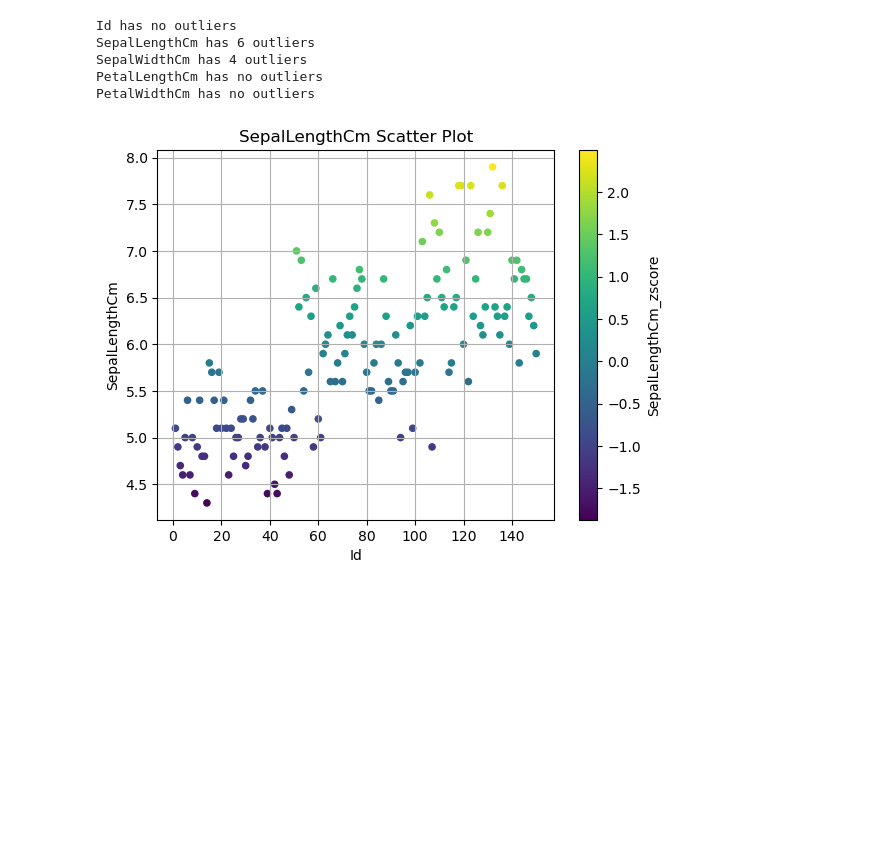
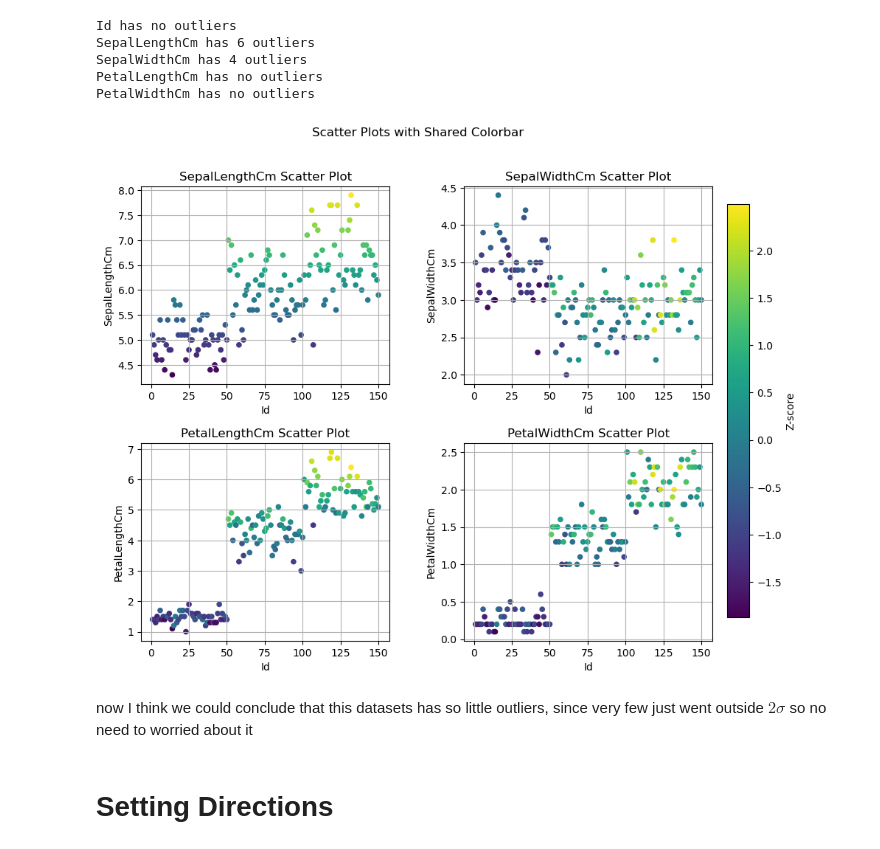
Before and after one commit to khemingkapat/iris_eda_classification, a Jupyter notebook: iris_eda.ipynb, the cells around one changed output. Saved outputs shown, nothing was run; the diff lists cells and outputs as text; code cells hidden in the pictures; blank space fills up the shorter version.

Commit message:
finished the z-score plot and setting up plans

```diff
--- a/iris_eda.ipynb
+++ b/iris_eda.ipynb
@@ -86,14 +87,47 @@ SepalLengthCm has 6 outliers
 SepalWidthCm has 4 outliers
 PetalLengthCm has no outliers
 PetalWidthCm has no outliers
-# %%
-target_col = "SepalLengthCm"
-temp_iris_df = iris_df.copy()
-temp_iris_df[f"{target_col}_zscore"] = stats.zscore(temp_iris_df[target_col])
-
-temp_iris_df.plot.scatter(x="Id",y=target_col,c=f"{target_col}_zscore")
-plt.title(f"{target_col} Scatter Plot")
-plt.grid(True)
-plt.show()
-# %% [output]
-[figure, removed]
+# %%
+import matplotlib.cm as cm  # Import colormap module
+
+# ... (Your existing code to load/create iris_df and define target_col) ...
+
+columns = iris_df.columns
+fig, axes = plt.subplots(2, 2, figsize=(10, 8))
+
+# Choose a colormap
+cmap = cm.viridis  # Or any colormap you prefer
+
+# Store the scatter plot objects to use for the colorbar
+scatter_plots = []
+
+for idx, col in enumerate(columns[1:-1]):
+    row = idx // 2
+    col_num = idx % 2  # Corrected column index
+
+    temp_iris_df = iris_df.copy()
+    temp_iris_df[f"{col}_zscore"] = stats.zscore(temp_iris_df[target_col])
+
+    # Use plt.scatter directly, store the return value
+    scatter = axes[row, col_num].scatter(temp_iris_df["Id"], temp_iris_df[col], c=temp_iris_df[f"{col}_zscore"], cmap=cmap, s=20)  # s=20 for marker size
+    scatter_plots.append(scatter) # Append the scatter plot object
+
+    axes[row, col_num].set_title(f"{col} Scatter Plot")
+    axes[row, col_num].grid(True)
+    axes[row, col_num].set_xlabel("Id") # Set x-label for clarity
+    axes[row, col_num].set_ylabel(col) # Set y-label
+
+cbar_ax = fig.add_axes([0.92, 0.15, 0.03, 0.7])  # [left, bottom, width, height] - Adjust these values
+cbar = fig.colorbar(scatter, cax=cbar_ax) # Use cax to specify the colorbar axes
+cbar.set_label("Z-score")
+
+
+plt.subplots_adjust(wspace=0.3, hspace=0.3)
+plt.suptitle("Scatter Plots with Shared Colorbar") # Add a super title
+plt.show()
+# %% [output]
+[figure, added]
+# %% [markdown]
+now I think we could conclude that this datasets has so little outliers, since very few just went outside $2\sigma$ so no need to worried about it
+# %% [markdown]
+# Setting Directions
```
Also changed, not shown: parts of 2 cells of this notebook.
